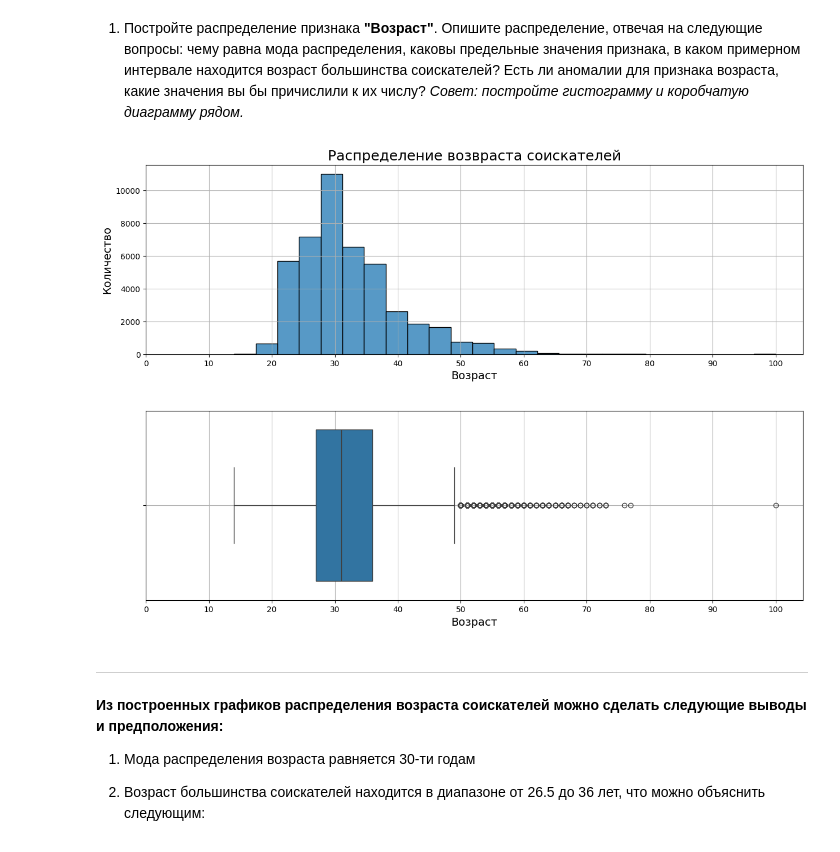
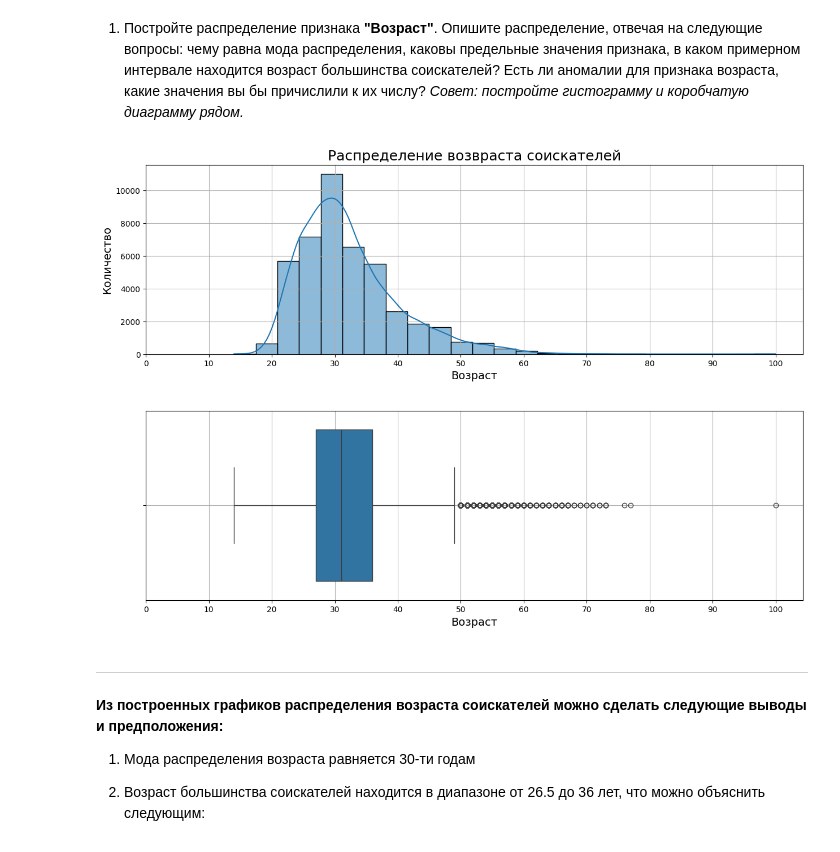
Before and after one commit to Nitys70/LESSONS_FILES, a Jupyter notebook: PY-Project-HH/Project-1._Ноутбук-шаблон.ipynb, the cells around one changed output. Cells and saved outputs as stored; diff of their text form; code cells hidden in the pictures.

```diff
--- a/PY-Project-HH/Project-1._Ноутбук-шаблон.ipynb
+++ b/PY-Project-HH/Project-1._Ноутбук-шаблон.ipynb
@@ -228,17 +279,16 @@ hh_cv = hh_cv.drop(['Опыт работы'], axis=1)
 
 def city_filling(elem):
     million_cities = ['Новосибирск', 'Екатеринбург',
-                      'Нижний Новгород', 'Казань', 'Челябинск',
+                      'НижнийНовгород', 'Казань', 'Челябинск',
                       'Омск', 'Самара', 'Ростов-на-Дону', 'Уфа',
                       'Красноярск', 'Пермь', 'Воронеж', 'Волгоград'
                       ]
 
     elem = elem.split(',')
-    city = ''
 
     if 'Москва' in elem[0] or 'Санкт-Петер' in elem[0]:
-        city = elem[0]
-    elif elem[0] in million_cities:
+        city = elem[0].replace(' ','')
+    elif elem[0].replace(' ','') in million_cities:
         city = 'город-миллионник'
     else:
         city = 'другие'
@@ -398,11 +448,8 @@ hh_cv = hh_cv.drop(['График'], axis=1)
 3. Присоединить к таблице с резюме таблицу с курсами по столбцам с датой и названием валюты (подумайте, какой тип объединения надо выбрать, чтобы в таблице с резюме сохранились данные о заработной плате, изначально представленной в рублях). Значение close для рубля заполнить единицей 1 (курс рубля самого к себе)
 4. Умножить сумму желаемой заработной платы на присоединенный курс валюты (close) и разделить на пропорцию (обратите внимание на пропуски после объединения в этих столбцах), результат занести в новый столбец "ЗП (руб)".
 # %%
-#ваш код здесь
+
 from datetime import datetime, date
-
-# pd.set_option('display.max_columns', None)
-
 
 
 # Импортируем DF с курсами валют, и приведем тип данных с датами к datetime YYYY-MM-DD
@@ -454,7 +501,9 @@ hh_cv['ЗП и дата'] = hh_cv['ЗП_2'].apply(
                 )
 
 
-exchange_data['Курс и дата'] = exchange_data['currency'].apply(lambda x: x) + ' ' + exchange_data['date'].apply(lambda x: str(x) )
+exchange_data['Курс и дата'] = \
+    exchange_data['currency'].apply(lambda x: x) +  ' '  \
+       + exchange_data['date'].apply(lambda x: str(x))
 
 
 # Объединяем DF
@@ -466,7 +515,7 @@ hh_cv_curr = hh_cv.join(
     )
 
 
-# Для всех рублевых значений мы получили NaN, произведем их заполнение значение (1)
+# Для всех рублевых значений мы получили NaN, произведем их заполнение значением (1)
 
 hh_cv_curr['close'] = hh_cv_curr['close'].fillna(1)
 hh_cv_curr['proportion'] = hh_cv_curr['proportion'].fillna(1)
@@ -475,8 +524,12 @@ hh_cv_curr['proportion'] = hh_cv_curr['proportion'].fillna(1)
 # Создадим вспомогательный признак 'ЗП_3' с числовым выражением желаемой ЗП,
 # Создадим итоговый признак 'ЗП (руб)', который заполним значениями исходя из курса
 
-hh_cv_curr['ЗП_3'] = hh_cv_curr['ЗП_2'].apply(lambda x: int(x.split(' ')[0]))
-hh_cv_curr['ЗП (руб)'] = hh_cv_curr['ЗП_3'] * hh_cv_curr['close'] / hh_cv_curr['proportion']
+hh_cv_curr['ЗП_3'] = hh_cv_curr['ЗП_2'].apply(
+    lambda x: int(x.split(' ')[0])
+    )
+
+hh_cv_curr['ЗП (руб)'] = \
+    hh_cv_curr['ЗП_3'] * hh_cv_curr['close'] / hh_cv_curr['proportion']
 
 
 # Создадим список признаков на удаление и удалим их из DF циклом
@@ -523,40 +580,46 @@ None
 1. Постройте распределение признака **"Возраст"**. Опишите распределение, отвечая на следующие вопросы: чему равна мода распределения, каковы предельные значения признака, в каком примерном интервале находится возраст большинства соискателей? Есть ли аномалии для признака возраста, какие значения вы бы причислили к их числу?
 *Совет: постройте гистограмму и коробчатую диаграмму рядом.*
 # %%
-# ваш код здесь
+# Изучаем распредедение признака возраста соискателей.
+# Для построения используем библиотеку seaborn, строим два графика.
+# Первый - гимстограмма, второй - коробчатая диаграмма, строим оба
+# графика на одном слое.
+# Задаем необходимые параметры визуализации
+# для упрощения чтения графика /
+
 
 fig, axes = plt.subplots(nrows = 2, ncols = 1, figsize = (15, 10))
+
 plt.subplots_adjust(hspace=0.3)
 
 histplot_age = sns.histplot(
     data = hh_cv_final,
     x = 'Возраст',
     bins=25,
-    kde=False,
+    kde=True,
     ax=axes[0],
-    # title = 'Ghff'
-)
+    )
 
 histplot_age.set_ylabel('Количество', fontsize = 14)
 histplot_age.set_xlabel('Возраст', fontsize = 14)
 histplot_age.set(xticks=list(range(0, 110, 10)))
 histplot_age.set_title('Распределение возвраста соискателей', fontsize = 18)
 histplot_age.grid()
 
 
 boxplot_age = sns.boxplot(
     data = hh_cv_final,
     x = 'Возраст',
     orient='h',
 
     ax=axes[1]
-)
+    )
 
 boxplot_age.set_xlabel('Возраст', fontsize = 14)
 boxplot_age.set(xticks=list(range(0, 110, 10)))
 boxplot_age.grid()
 # %% [output]
-[figure, old version]
+[figure, new version]
 # %% [markdown]
 ****
 **Из построенных графиков распределения возраста соискателей можно сделать следующие выводы и предположения:**
```
Also changed, not shown: parts of 38 cells of this notebook, 3 other files.
